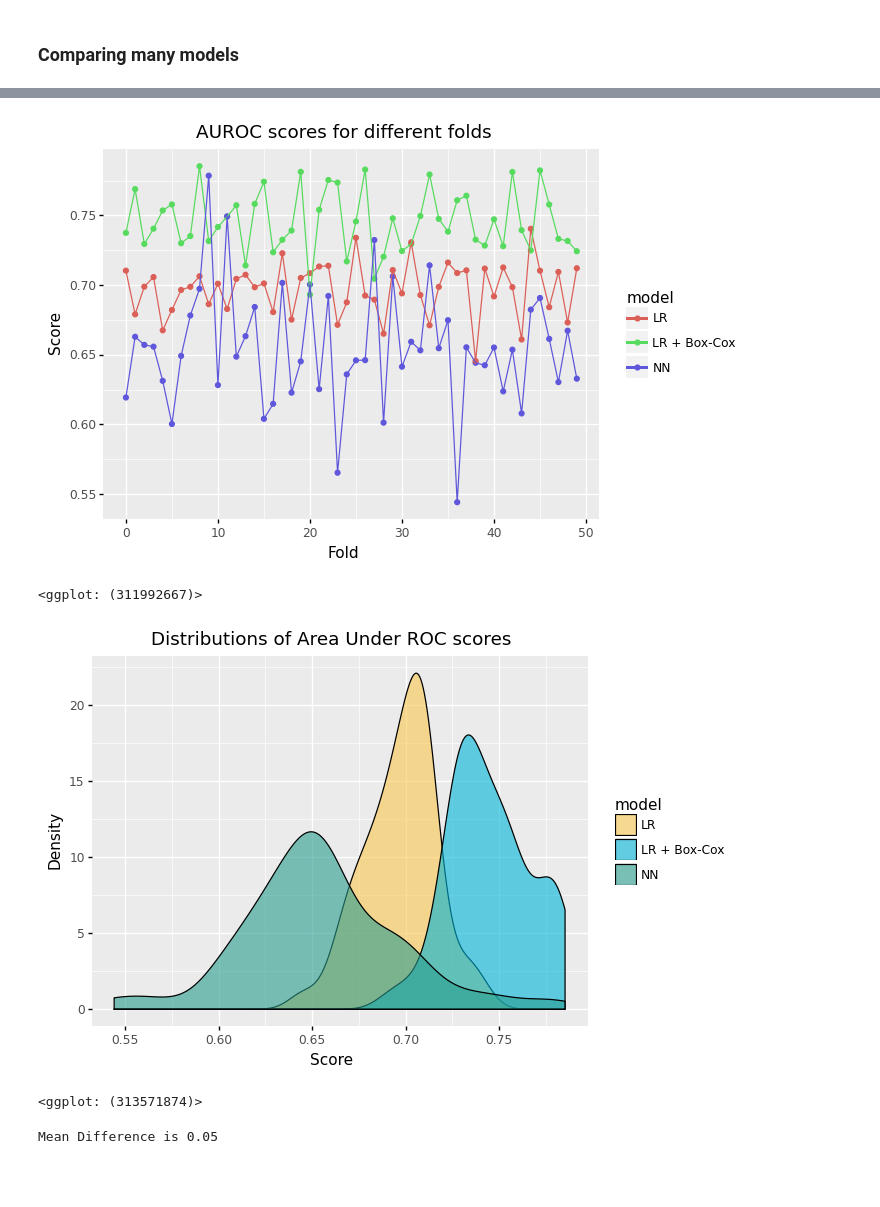
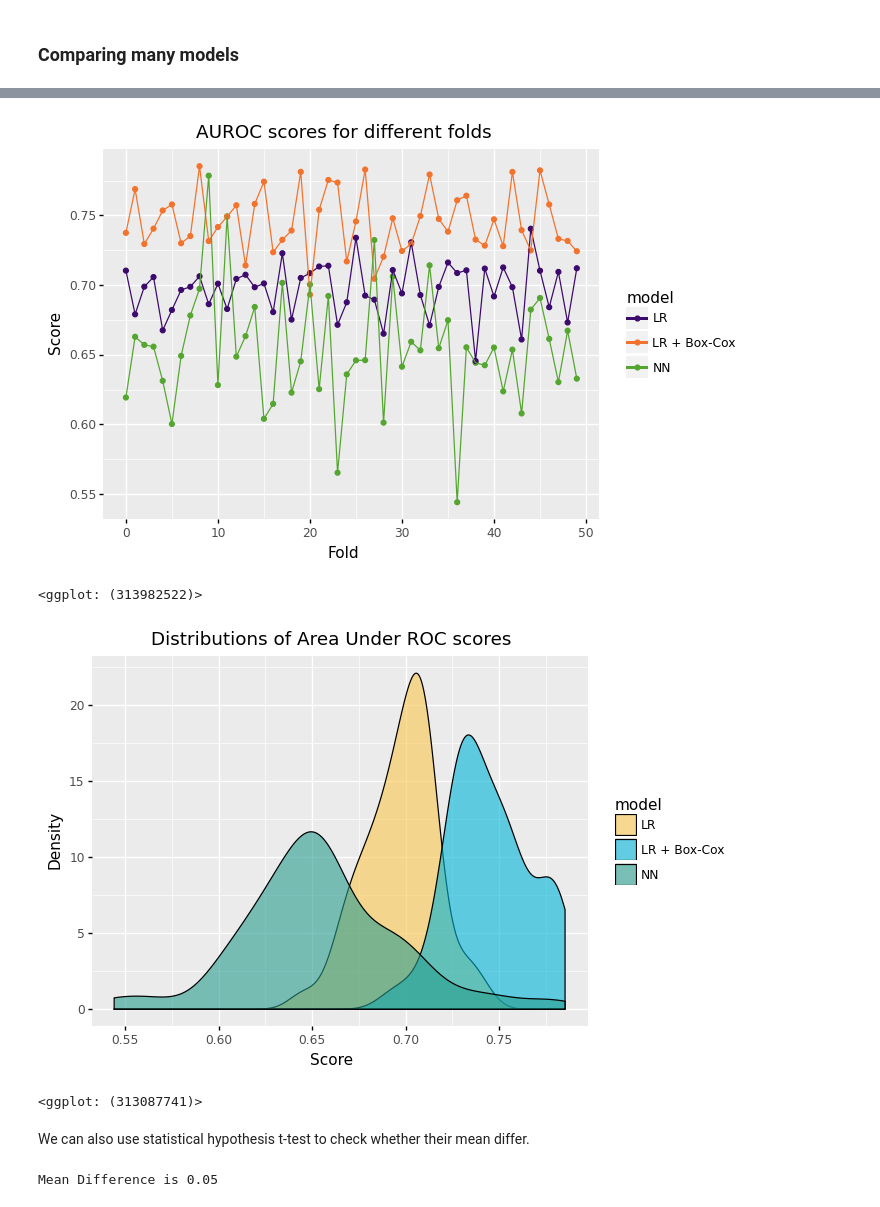
Before and after one commit to nshahpazov/fes-in-python, a Jupyter notebook: 01-simple-example.ipynb, the cells around one changed output, grey strips where cells are left out. Saved outputs shown, nothing was run; the diff lists cells and outputs as text; code cells hidden in the pictures; blank space fills up the shorter version.

```diff
--- a/01-simple-example.ipynb
+++ b/01-simple-example.ipynb
@@ -642,0 +637,13 @@ lrbc_df = pd.DataFrame({'score': lrbc_scores, 'model': 'LR + Box-Cox'})
+# %%
+scores_df = pd.DataFrame({
+    'NN': nn_scores,
+    'LR': lr_scores,
+    "LR + Box-Cox": lrbc_scores
+})
+
+results_df = (scores_df
+    .reset_index()
+    .melt(id_vars='index', var_name='model', value_name='score')
+)
+
+scores_df.head().reset_index()
@@ -643,14 +657,14 @@ lrbc_df = pd.DataFrame({'score': lrbc_scores, 'model': 'LR + Box-Cox'})
 # %%
-results_df = pd.concat([lrbc_df, nn_df, lr_df]).reset_index()
 (ggplot(results_df) +
     aes(x='index', y='score', color='model') +
     geom_point() + geom_line() +
     ggtitle("AUROC scores for different folds") +
-    xlab("Fold") + ylab("Score")
+    xlab("Fold") + ylab("Score") +
+    scale_color_manual(values=['#3c096c', '#f3722c', '#55a630'])
 )
 # %% [output]
-[figure, old version]
+[figure, new version]
-<ggplot: (311992667)>
+<ggplot: (313982522)>
 # %%
 (ggplot(results_df) +
     aes(x='score', fill='model') +
@@ -661,7 +675,9 @@ results_df = pd.concat([lrbc_df, nn_df, lr_df]).reset_index()
 )
 # %% [output]
 [figure]
-<ggplot: (313571874)>
+<ggplot: (313087741)>
+# %% [markdown]
+We can also use statistical hypothesis t-test to check whether their mean differ.
 # %%
 from scipy.stats import ttest_ind
 print("Mean Difference is {:.2f}".format((lrbc_scores - lr_scores).mean()))
```
Also changed, not shown: parts of 3 cells of this notebook.
